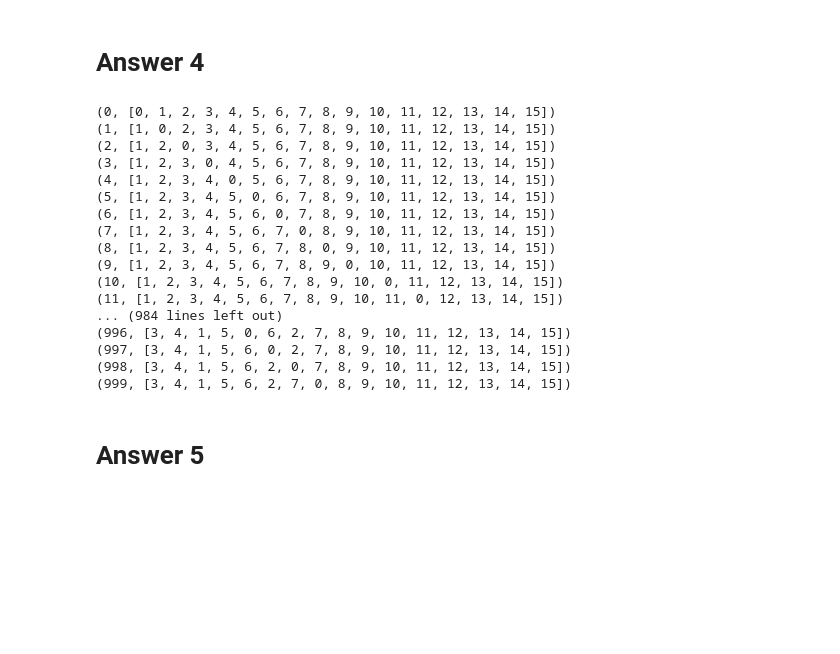
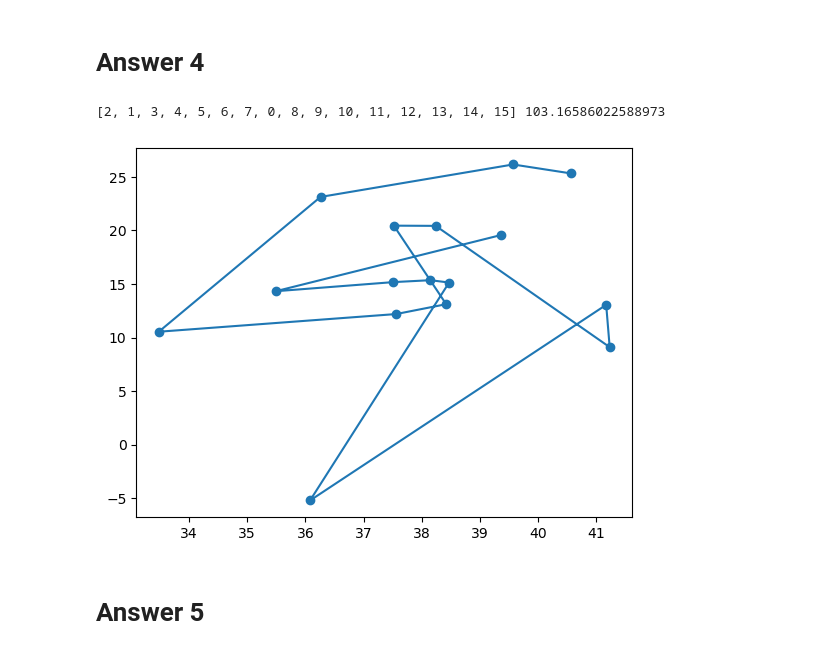
Before and after one commit to JordanRichard/Intro_AI, a Jupyter notebook: lab03.ipynb, the cells around one changed output. Saved outputs shown, nothing was run; the diff lists cells and outputs as text; code cells hidden in the pictures; blank space fills up the shorter version.

```diff
--- a/lab03.ipynb
+++ b/lab03.ipynb
@@ -150,6 +170,9 @@ graph(f,x)
 # %% [markdown]
 # Answer 4
 # %%
+import math
+import matplotlib.pyplot as plt
+
 cities = [{"x": 38.24, "y": 20.42},
 {"x": 39.57, "y": 26.15},
 {"x": 40.56, "y": 25.32},
@@ -165,60 +188,66 @@ cities = [{"x": 38.24, "y": 20.42},
 {"x": 38.15, "y": 15.35},
 {"x": 37.51, "y": 15.17},
 {"x": 35.49, "y": 14.32},
 {"x": 39.36, "y": 19.56}]
 
-#Distance between two cities
+# Distance between two cities
 def dist(p,q):
     dx = p['x'] - q['x']
     dy = p['y'] - q['y']
     return math.sqrt(dx*dx + dy*dy)
 
 #Total distance for a given path
 def travel_distance(path,cities):
     p = cities[path[0]]
     d = 0
     for n in path[1:]:
         q = cities[n]
         d += dist(p,q)
         p = q
     d += dist(p,cities[path[0]])
     return d
 
 def gen_perms(path):
     if len(path) <= 1:
         yield path
     else:
         for perm in gen_perms(path[1:]):
             for i in range(len(path)):
                 yield perm[:i] + path[0:1] + perm[i:]
 
-best = 10000
-#Spits out 1000 potential paths
-for p in zip(range(1000),gen_perms([0,1,2,3,4,5,6,7,8,9,10,11,12,13,14,15])):
-    print(p)
-    #print(travel_distance(p,cities))
-#    if ndx == 0:
-#        best = ndx
-#    elif(travel_distance(p,cities) < best):
-#        best = ndx
-#print(best)
+# Maps the shortest of N potential paths
+def findShortest(n):
+    for p in zip(range(n),gen_perms([0,1,2,3,4,5,6,7,8,9,10,11,12,13,14,15])):
+        if (p[0] == 0):
+            best = p
+
+        #Update best if shorter path found
+        elif(travel_distance(p[1],cities) < travel_distance(best[1],cities)):
+            best = p
+
+    bestPath = best[1]
+    xpts = []
+    ypts = []
+
+    print(bestPath,travel_distance(best[1],cities))
+
+    #Loop through coordinates based on path and plot
+    for i in range(len(bestPath)):
+        ndx = bestPath[i]
+        currentCoords = cities[ndx]
+
+        #Construct ordered lists of x/y coordinates
+        x = currentCoords['x']
+        y = currentCoords['y']
+        xpts.append(x)
+        ypts.append(y)
+
+    plt.plot(xpts,ypts,marker = 'o')
+    plt.show()
+
+findShortest(1000)
 # %% [output]
-(0, [0, 1, 2, 3, 4, 5, 6, 7, 8, 9, 10, 11, 12, 13, 14, 15])
-(1, [1, 0, 2, 3, 4, 5, 6, 7, 8, 9, 10, 11, 12, 13, 14, 15])
-(2, [1, 2, 0, 3, 4, 5, 6, 7, 8, 9, 10, 11, 12, 13, 14, 15])
-(3, [1, 2, 3, 0, 4, 5, 6, 7, 8, 9, 10, 11, 12, 13, 14, 15])
-(4, [1, 2, 3, 4, 0, 5, 6, 7, 8, 9, 10, 11, 12, 13, 14, 15])
-(5, [1, 2, 3, 4, 5, 0, 6, 7, 8, 9, 10, 11, 12, 13, 14, 15])
-(6, [1, 2, 3, 4, 5, 6, 0, 7, 8, 9, 10, 11, 12, 13, 14, 15])
-(7, [1, 2, 3, 4, 5, 6, 7, 0, 8, 9, 10, 11, 12, 13, 14, 15])
-(8, [1, 2, 3, 4, 5, 6, 7, 8, 0, 9, 10, 11, 12, 13, 14, 15])
-(9, [1, 2, 3, 4, 5, 6, 7, 8, 9, 0, 10, 11, 12, 13, 14, 15])
-(10, [1, 2, 3, 4, 5, 6, 7, 8, 9, 10, 0, 11, 12, 13, 14, 15])
-(11, [1, 2, 3, 4, 5, 6, 7, 8, 9, 10, 11, 0, 12, 13, 14, 15])
-... (984 lines left out)
-(996, [3, 4, 1, 5, 0, 6, 2, 7, 8, 9, 10, 11, 12, 13, 14, 15])
-(997, [3, 4, 1, 5, 6, 0, 2, 7, 8, 9, 10, 11, 12, 13, 14, 15])
-(998, [3, 4, 1, 5, 6, 2, 0, 7, 8, 9, 10, 11, 12, 13, 14, 15])
-(999, [3, 4, 1, 5, 6, 2, 7, 0, 8, 9, 10, 11, 12, 13, 14, 15])
+[2, 1, 3, 4, 5, 6, 7, 0, 8, 9, 10, 11, 12, 13, 14, 15] 103.16586022588973
+[figure, added]
 # %% [markdown]
 # Answer 5
```
Also changed, not shown: parts of 3 cells of this notebook, 1 other file.
